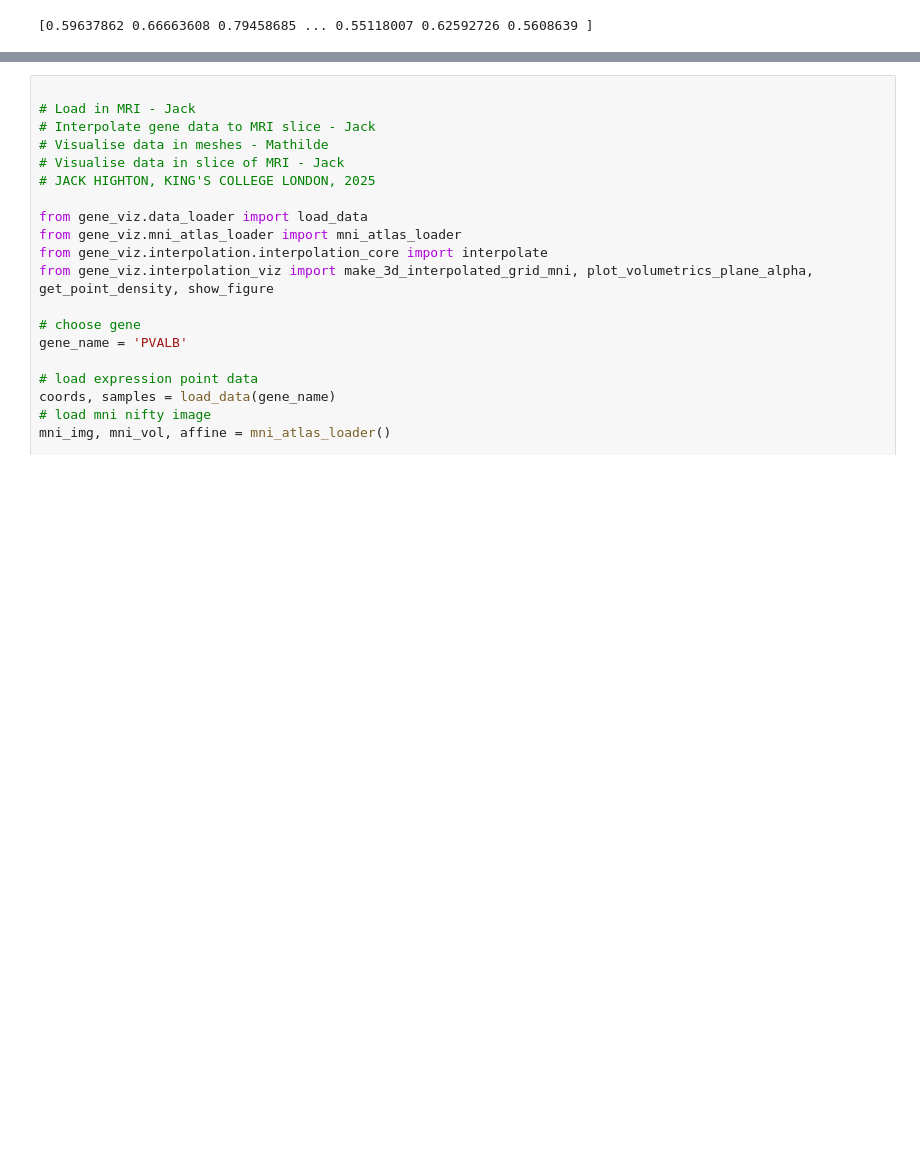
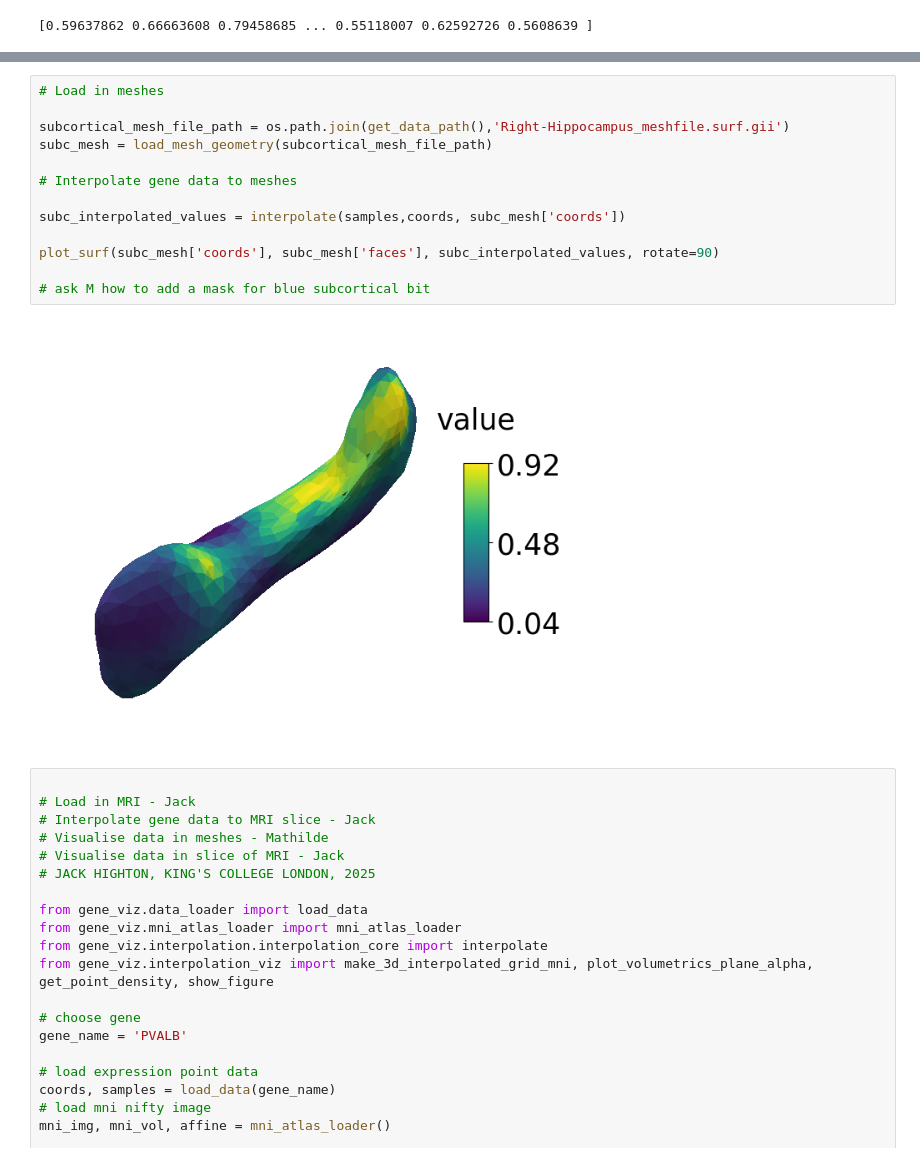
Before and after one commit to imaginelab/gene_viz, a Jupyter notebook: notebooks/main_plotting.ipynb, the cells around one changed output, grey strips where cells are left out. Saved outputs shown, nothing was run; the diff lists cells and outputs as text; blank space fills up the shorter version.

```diff
--- a/notebooks/main_plotting.ipynb
+++ b/notebooks/main_plotting.ipynb
@@ -36,3 +43,18 @@ print(interpolated_values)
+# %%
+# Load in meshes
+
+subcortical_mesh_file_path = os.path.join(get_data_path(),'Right-Hippocampus_meshfile.surf.gii')
+subc_mesh = load_mesh_geometry(subcortical_mesh_file_path)
+
+# Interpolate gene data to meshes
+
+subc_interpolated_values = interpolate(samples,coords, subc_mesh['coords'])
+
+plot_surf(subc_mesh['coords'], subc_mesh['faces'], subc_interpolated_values, rotate=90)
+
+# ask M how to add a mask for blue subcortical bit
+# %% [output]
+[figure, added]
 # %%
 
 # Load in MRI - Jack
```
Also changed, not shown: parts of 2 cells of this notebook.
